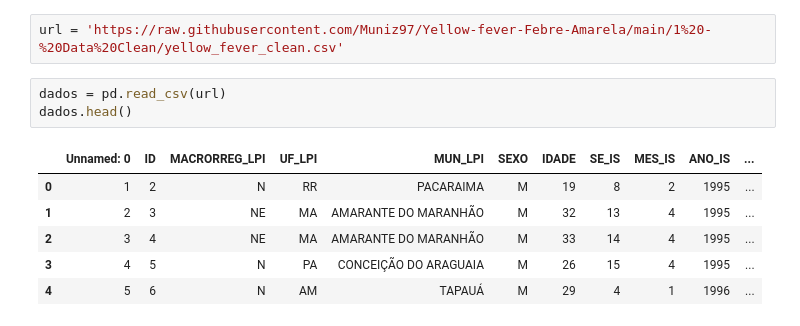
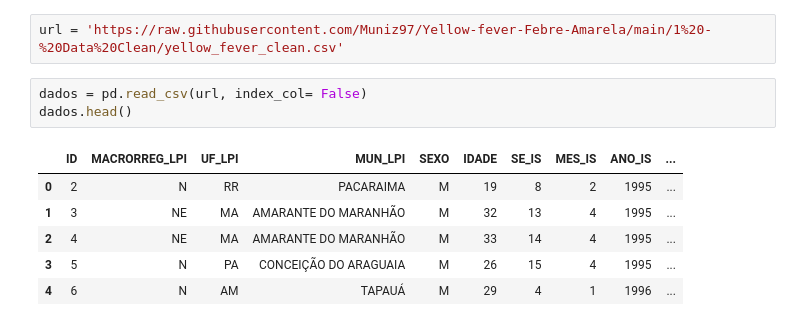
Before and after one commit to Muniz97/Yellow-fever-Febre-Amarela, a Jupyter notebook: 2 - Statistic/Yellow_Fever_Statistic.ipynb, the cells around one changed output. Drawn from its saved outputs; the diff is of its cells as text.

```diff
--- a/2 - Statistic/Yellow_Fever_Statistic.ipynb
+++ b/2 - Statistic/Yellow_Fever_Statistic.ipynb
@@ -6,12 +6,12 @@ import numpy as np
 # %%
 url = 'https://raw.githubusercontent.com/Muniz97/Yellow-fever-Febre-Amarela/main/1%20-%20Data%20Clean/yellow_fever_clean.csv'
 # %%
-dados = pd.read_csv(url)
+dados = pd.read_csv(url, index_col= False)
 dados.head()
 # %% [output]
-|  | Unnamed: 0 | ID | MACRORREG_LPI | UF_LPI | MUN_LPI | SEXO | IDADE | SE_IS | MES_IS | ANO_IS | ... |
-| 0 | 1 | 2 | N | RR | PACARAIMA | M | 19 | 8 | 2 | 1995 | ... |
-| 1 | 2 | 3 | NE | MA | AMARANTE DO MARANHÃO | M | 32 | 13 | 4 | 1995 | ... |
-| 2 | 3 | 4 | NE | MA | AMARANTE DO MARANHÃO | M | 33 | 14 | 4 | 1995 | ... |
-| 3 | 4 | 5 | N | PA | CONCEIÇÃO DO ARAGUAIA | M | 26 | 15 | 4 | 1995 | ... |
-| 4 | 5 | 6 | N | AM | TAPAUÁ | M | 29 | 4 | 1 | 1996 | ... |
+|  | ID | MACRORREG_LPI | UF_LPI | MUN_LPI | SEXO | IDADE | SE_IS | MES_IS | ANO_IS | ... |
+| 0 | 2 | N | RR | PACARAIMA | M | 19 | 8 | 2 | 1995 | ... |
+| 1 | 3 | NE | MA | AMARANTE DO MARANHÃO | M | 32 | 13 | 4 | 1995 | ... |
+| 2 | 4 | NE | MA | AMARANTE DO MARANHÃO | M | 33 | 14 | 4 | 1995 | ... |
+| 3 | 5 | N | PA | CONCEIÇÃO DO ARAGUAIA | M | 26 | 15 | 4 | 1995 | ... |
+| 4 | 6 | N | AM | TAPAUÁ | M | 29 | 4 | 1 | 1996 | ... |
```
Also changed, not shown: parts of 11 cells of this notebook.
